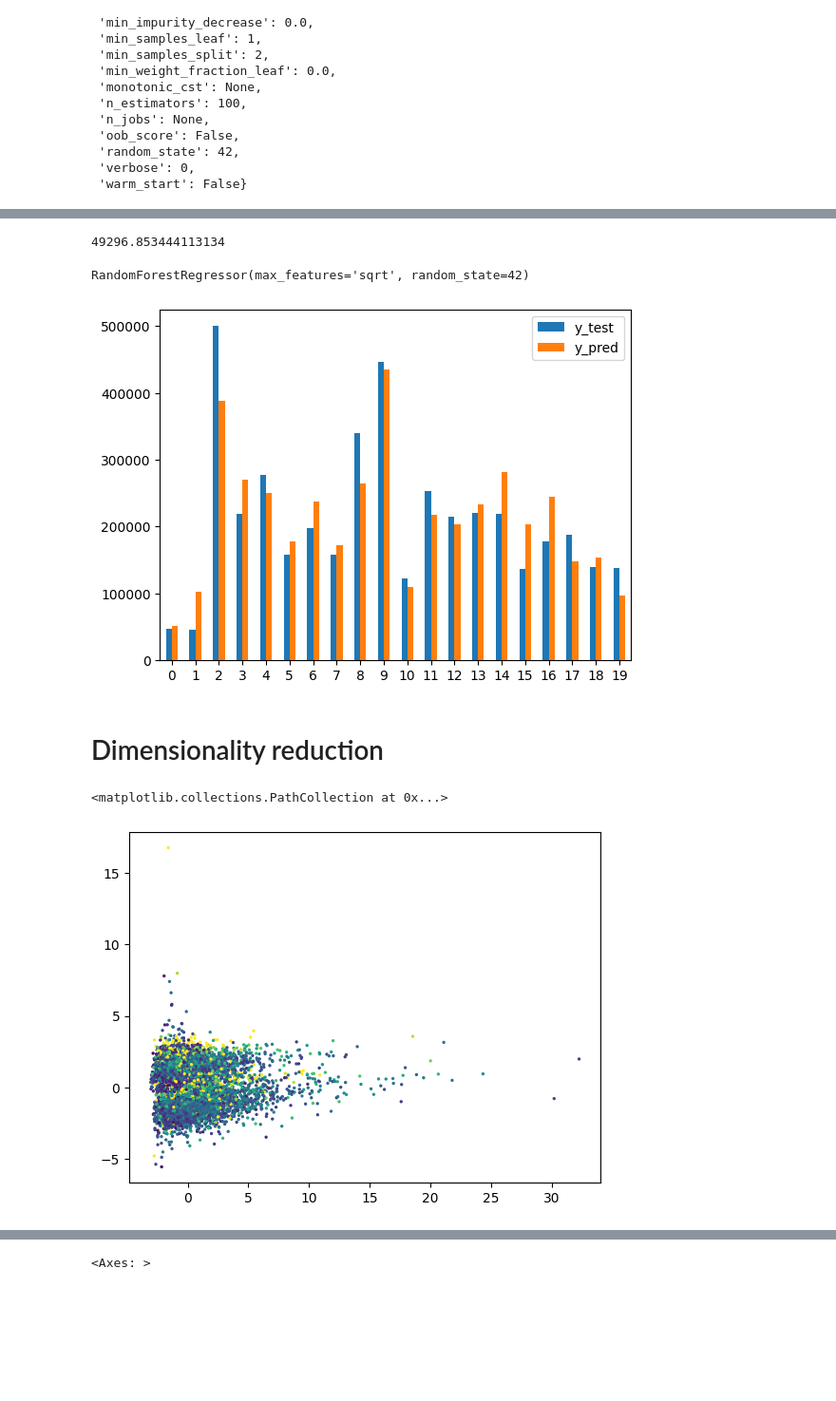
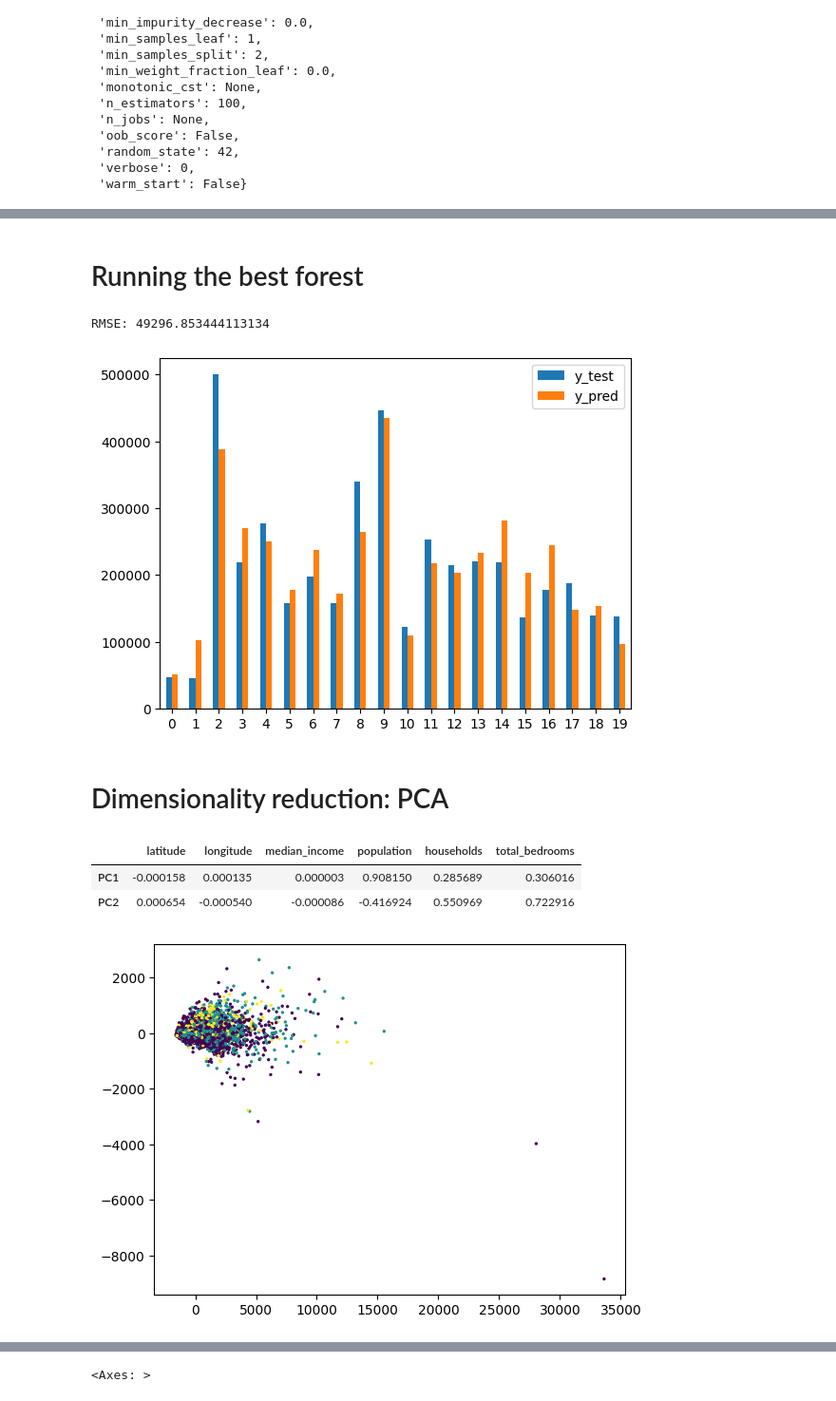
Before and after one commit to w4bo/AA2425-unibo-mldm, a Jupyter notebook: slides/lab-06-housing.ipynb, the cells around one changed output, grey strips where cells are left out. Shown at 95% size. Saved outputs shown, nothing was run; the diff lists cells and outputs as text; code cells hidden in the pictures; blank space fills up the shorter version.

```diff
--- a/slides/lab-06-housing.ipynb
+++ b/slides/lab-06-housing.ipynb
@@ -154,10 +154,14 @@ We are facing a *regression problem*
 # Computing the RMSE
 # %%
 from sklearn.metrics import root_mean_squared_error
+from sklearn.metrics import accuracy_score
 
-lin_rmse = root_mean_squared_error(y_test, housing_predictions)  # check the error
-show=20
-df = pd.DataFrame({'y_test': y_test[:show].to_numpy(), 'y_pred': housing_predictions[:show]}, index=[x for x in range(show)])  # visualize some predictions
-df.plot.bar(rot=0)
-lin_rmse
+def plot_predictions(y_test, housing_predictions, show=20, accuracy=False, plot=True):
+    if not accuracy:
+        print(f"RMSE: {root_mean_squared_error(y_test, housing_predictions)}")  # check the error
+    else:
+        print(f"Accuracy: {accuracy_score(y_test, housing_predictions)}")  # check the error
+    if plot: pd.DataFrame({'y_test': y_test[:show].to_numpy(), 'y_pred': housing_predictions[:show]}, index=[x for x in range(show)]).plot.bar(rot=0)  # visualize some predictions
+
+plot_predictions(y_test, housing_predictions)
 # %% [output]
@@ -179,10 +186,7 @@ def run_forest(n_estimators, max_features, min_samples_split=5):
     forest_reg = RandomForestRegressor(n_estimators=n_estimators, max_features=max_features, random_state=42, bootstrap=True)  # initialize the model (i.e., the estimator)
     forest_reg.fit(X_train, y_train)  # train it
     housing_predictions = forest_reg.predict(X_test)  # predict the cost of houses in the test set
-    forest_rmse = root_mean_squared_error(y_test, housing_predictions)  # check the error
-    print(forest_rmse)
-    df = pd.DataFrame({'y_test': y_test[:show].to_numpy(), 'y_pred': housing_predictions[:show]}, index=[x for x in range(show)])
-    df.plot.bar(rot=0)
+    plot_predictions(y_test, housing_predictions)
     return forest_reg
 
 forest_reg = run_forest(100, 1.0)
@@ -249,25 +253,22 @@ Fitting 3 folds for each of 5 candidates, totalling 15 fits
 {'n_estimators': 100, 'min_samples_split': 2, 'max_features': 'sqrt'}
+# %% [markdown]
+# Running the best forest
 # %%
-run_forest(n_estimators=100, min_samples_split=2, max_features='sqrt')
+forest=run_forest(n_estimators=100, min_samples_split=2, max_features='sqrt')
 # %% [output]
-49296.853444113134
+RMSE: 49296.853444113134
-RandomForestRegressor(max_features='sqrt', random_state=42)
 [figure]
 # %% [markdown]
-# Dimensionality reduction
+# Dimensionality reduction: PCA
 # %%
 from sklearn.decomposition import PCA
 
 pca = PCA(n_components=2)
-result = pca.fit_transform(X_train.values)
-
-plt.scatter(
-    x=result[:, 0],
-    y=result[:, 1],
-    c=y_train,
-    s=2,
-    cmap='viridis'
-)
+result_pca = pca.fit_transform(X_train.values)
+plt.scatter(x=result_pca[:, 0], y=result_pca[:, 1], c=y_train, s=2, cmap='viridis')
+pd.DataFrame(pca.components_, columns=X_train.columns, index=['PC1', 'PC2'])
 # %% [output]
-<matplotlib.collections.PathCollection at 0x...>
+|  | latitude | longitude | median_income | population | households | total_bedrooms |
+| PC1 | -0.000158 | 0.000135 | 0.000003 | 0.908150 | 0.285689 | 0.306016 |
+| PC2 | 0.000654 | -0.000540 | -0.000086 | -0.416924 | 0.550969 | 0.722916 |
-[figure, old version]
+[figure, new version]
```
Also changed, not shown: parts of 39 cells of this notebook, 1 other file.
